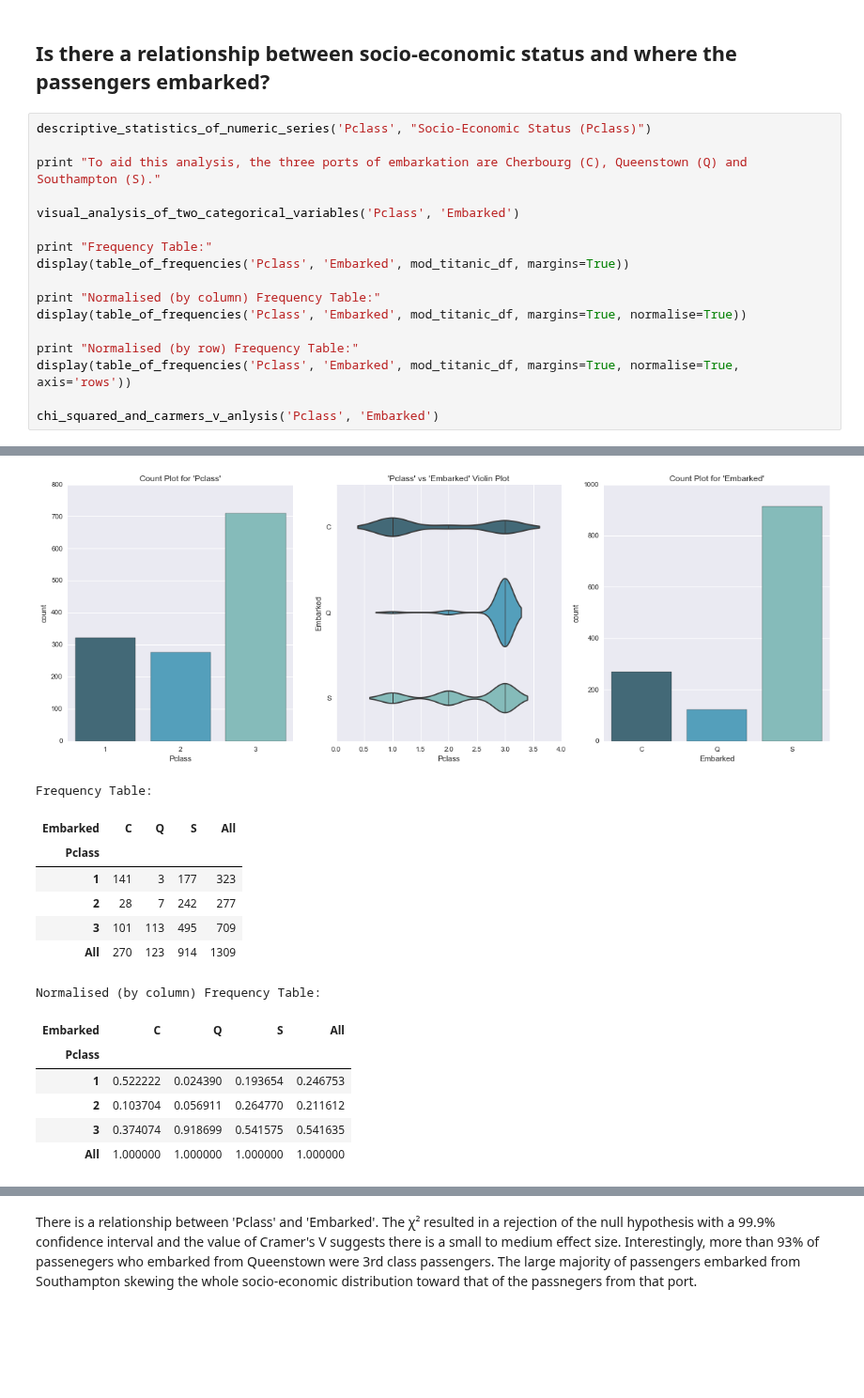
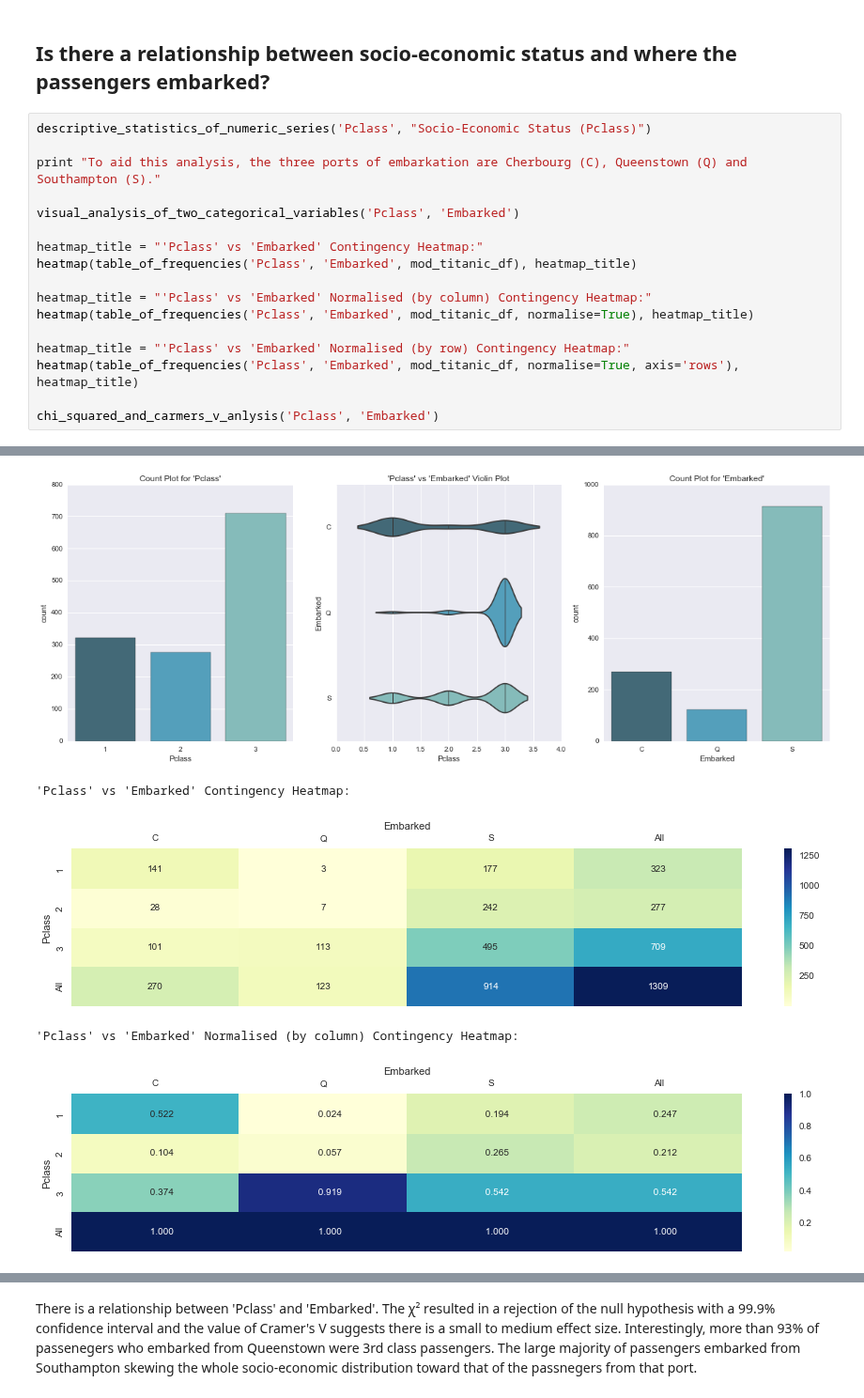
Before and after one commit to eminnett/da-nanodegree-investigate-a-dataset, a Jupyter notebook: investigating_the_titanic_dataset.ipynb, the cells around one changed output, grey strips where cells are left out. Shown at 94% size. Saved outputs shown, nothing was run; the diff lists cells and outputs as text; blank space fills up the shorter version.

```diff
--- a/investigating_the_titanic_dataset.ipynb
+++ b/investigating_the_titanic_dataset.ipynb
@@ -391,40 +407,30 @@ It does appear that there is a relationship between socio-economic status and fa
 # %%
 descriptive_statistics_of_numeric_series('Pclass', "Socio-Economic Status (Pclass)")
 
 print "To aid this analysis, the three ports of embarkation are Cherbourg (C), Queenstown (Q) and Southampton (S)."
 
 visual_analysis_of_two_categorical_variables('Pclass', 'Embarked')
 
-print "Frequency Table:"
-display(table_of_frequencies('Pclass', 'Embarked', mod_titanic_df, margins=True))
+heatmap_title = "'Pclass' vs 'Embarked' Contingency Heatmap:"
+heatmap(table_of_frequencies('Pclass', 'Embarked', mod_titanic_df), heatmap_title)
 
-print "Normalised (by column) Frequency Table:"
-display(table_of_frequencies('Pclass', 'Embarked', mod_titanic_df, margins=True, normalise=True))
+heatmap_title = "'Pclass' vs 'Embarked' Normalised (by column) Contingency Heatmap:"
+heatmap(table_of_frequencies('Pclass', 'Embarked', mod_titanic_df, normalise=True), heatmap_title)
 
-print "Normalised (by row) Frequency Table:"
-display(table_of_frequencies('Pclass', 'Embarked', mod_titanic_df, margins=True, normalise=True, axis='rows'))
+heatmap_title = "'Pclass' vs 'Embarked' Normalised (by row) Contingency Heatmap:"
+heatmap(table_of_frequencies('Pclass', 'Embarked', mod_titanic_df, normalise=True, axis='rows'), heatmap_title)
 
 chi_squared_and_carmers_v_anlysis('Pclass', 'Embarked')
 # %% [output]
 Summary Statistics for Socio-Economic Status (Pclass)
 Median: 3.0
 Mean: 2.294881589
 Standard Deviation: 0.83783601897
 
 
 To aid this analysis, the three ports of embarkation are Cherbourg (C), Queenstown (Q) and Southampton (S).
 [figure]
-Frequency Table:
+'Pclass' vs 'Embarked' Contingency Heatmap:
-| Embarked | C | Q | S | All |
-| Pclass |  |  |  |  |
-| 1 | 141 | 3 | 177 | 323 |
-| 2 | 28 | 7 | 242 | 277 |
-| 3 | 101 | 113 | 495 | 709 |
-| All | 270 | 123 | 914 | 1309 |
+[figure, added]
-Normalised (by column) Frequency Table:
+'Pclass' vs 'Embarked' Normalised (by column) Contingency Heatmap:
-| Embarked | C | Q | S | All |
-| Pclass |  |  |  |  |
-| 1 | 0.522222 | 0.024390 | 0.193654 | 0.246753 |
-| 2 | 0.103704 | 0.056911 | 0.264770 | 0.211612 |
-| 3 | 0.374074 | 0.918699 | 0.541575 | 0.541635 |
-| All | 1.000000 | 1.000000 | 1.000000 | 1.000000 |
+[figure, added]
```
Also changed, not shown: parts of 8 cells of this notebook.
